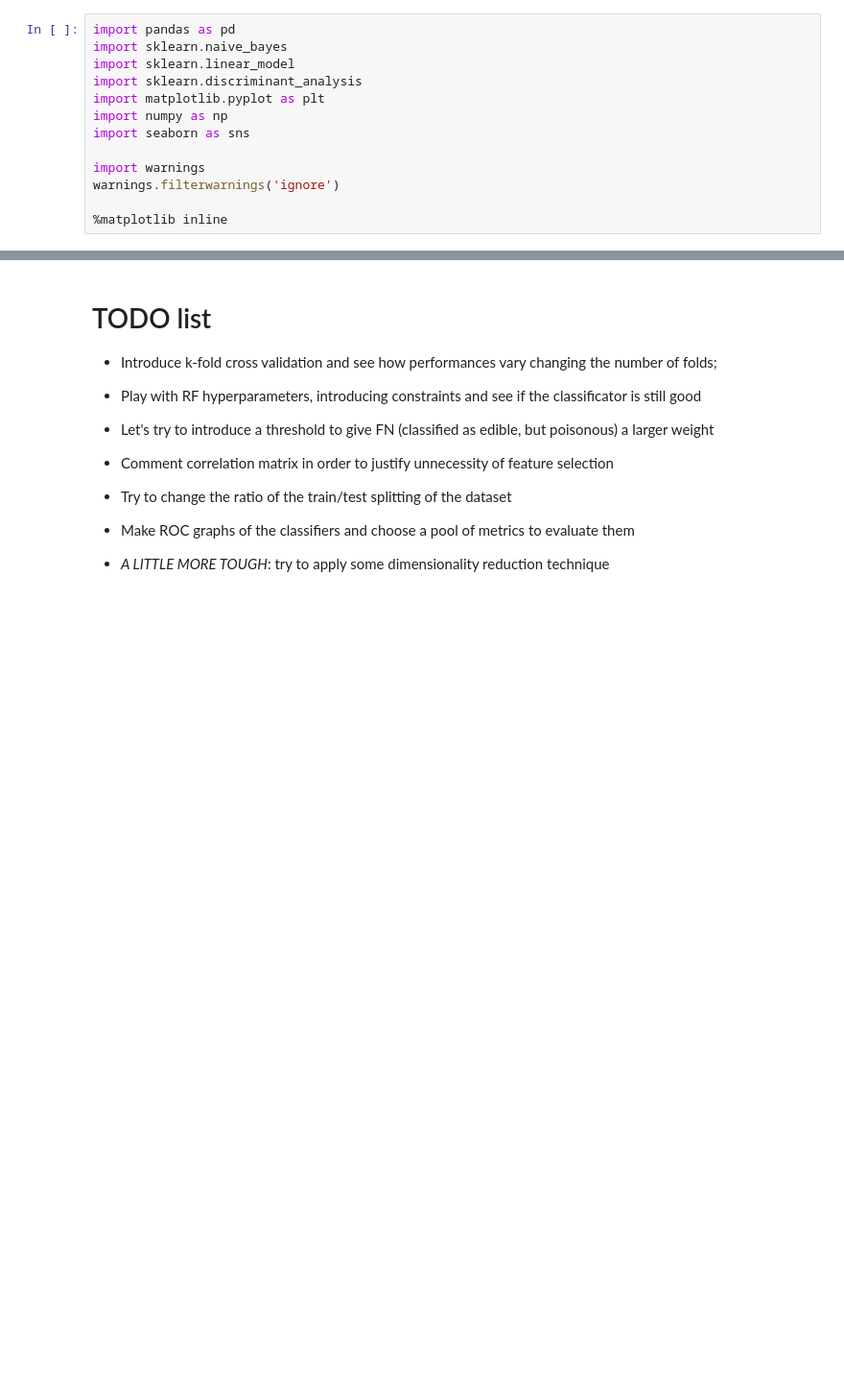
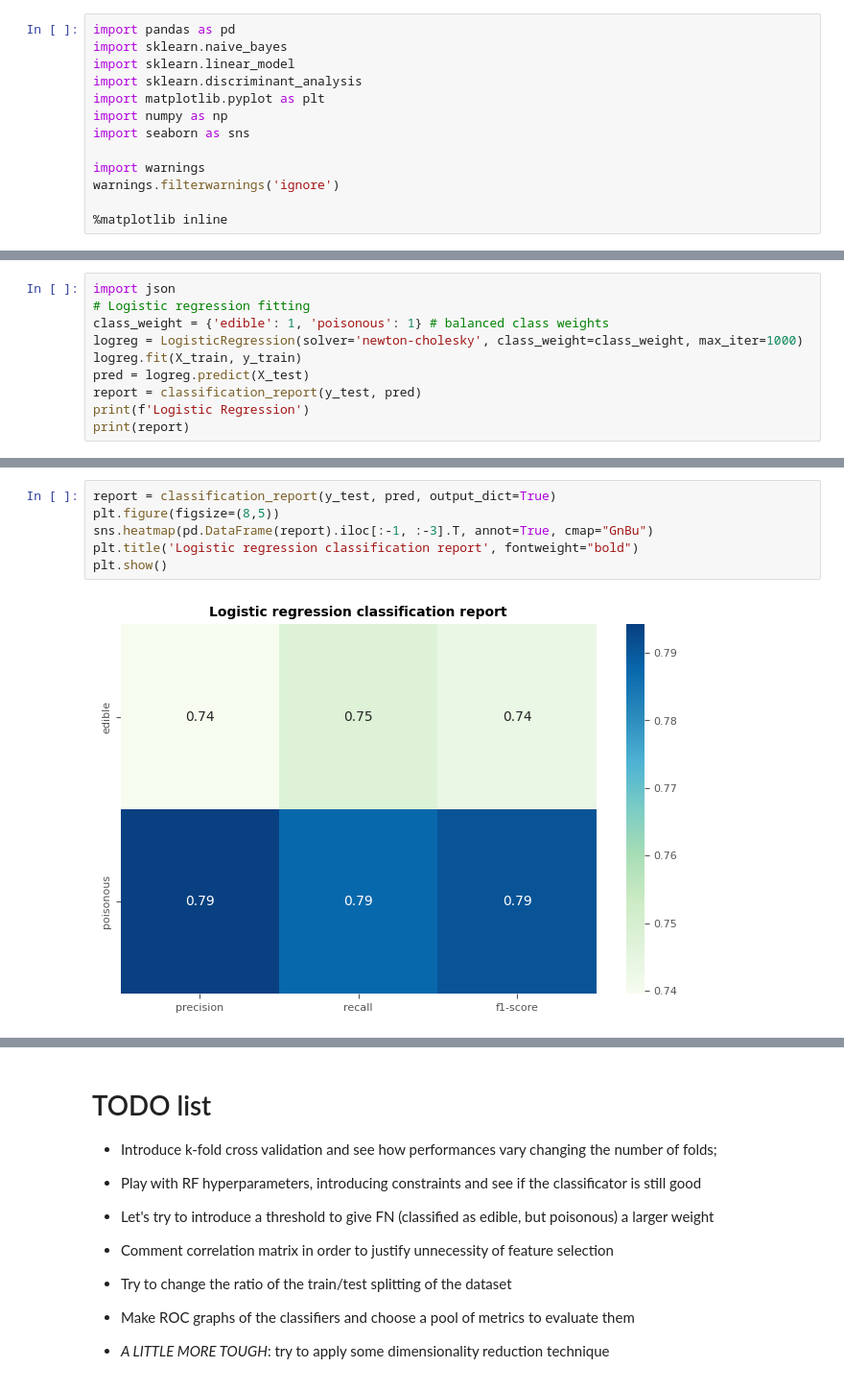
Before and after one commit to AndreaPepe/MushroomsClassification, a Jupyter notebook: mushrooms_classifiers.ipynb, the cells around one changed output, grey strips where cells are left out. Shown at 96% size. Saved outputs shown, nothing was run; the diff lists cells and outputs as text; blank space fills up the shorter version.

```diff
--- a/mushrooms_classifiers.ipynb
+++ b/mushrooms_classifiers.ipynb
@@ -270,0 +205,10 @@ Accuracy: 1.0
+# %%
+import json
+# Logistic regression fitting
+class_weight = {'edible': 1, 'poisonous': 1} # balanced class weights
+logreg = LogisticRegression(solver='newton-cholesky', class_weight=class_weight, max_iter=1000)
+logreg.fit(X_train, y_train)
+pred = logreg.predict(X_test)
+report = classification_report(y_test, pred)
+print(f'Logistic Regression')
+print(report)
@@ -270,0 +225,8 @@ Accuracy: 1.0
+# %%
+report = classification_report(y_test, pred, output_dict=True)
+plt.figure(figsize=(8,5))
+sns.heatmap(pd.DataFrame(report).iloc[:-1, :-3].T, annot=True, cmap="GnBu")
+plt.title('Logistic regression classification report', fontweight="bold")
+plt.show()
+# %% [output]
+[figure, added]
```
Also changed, not shown: parts of 55 cells of this notebook, 1 other file.
